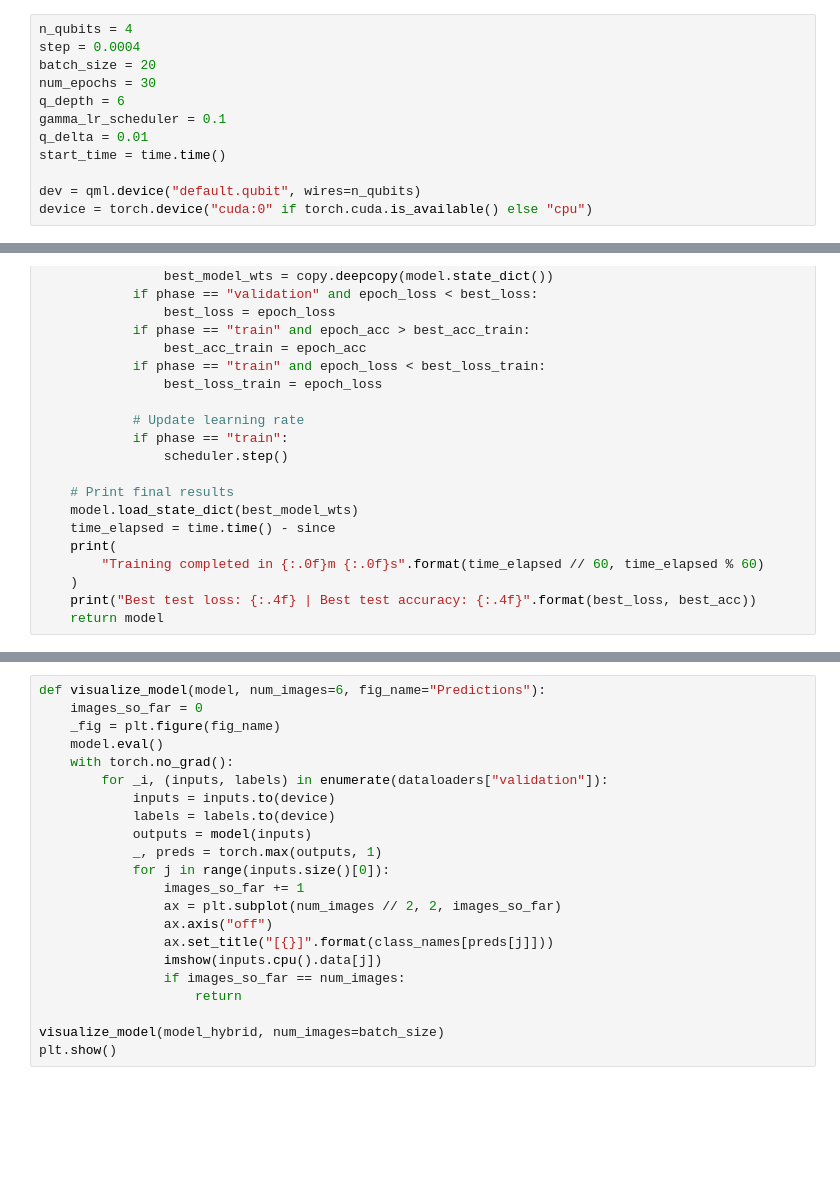
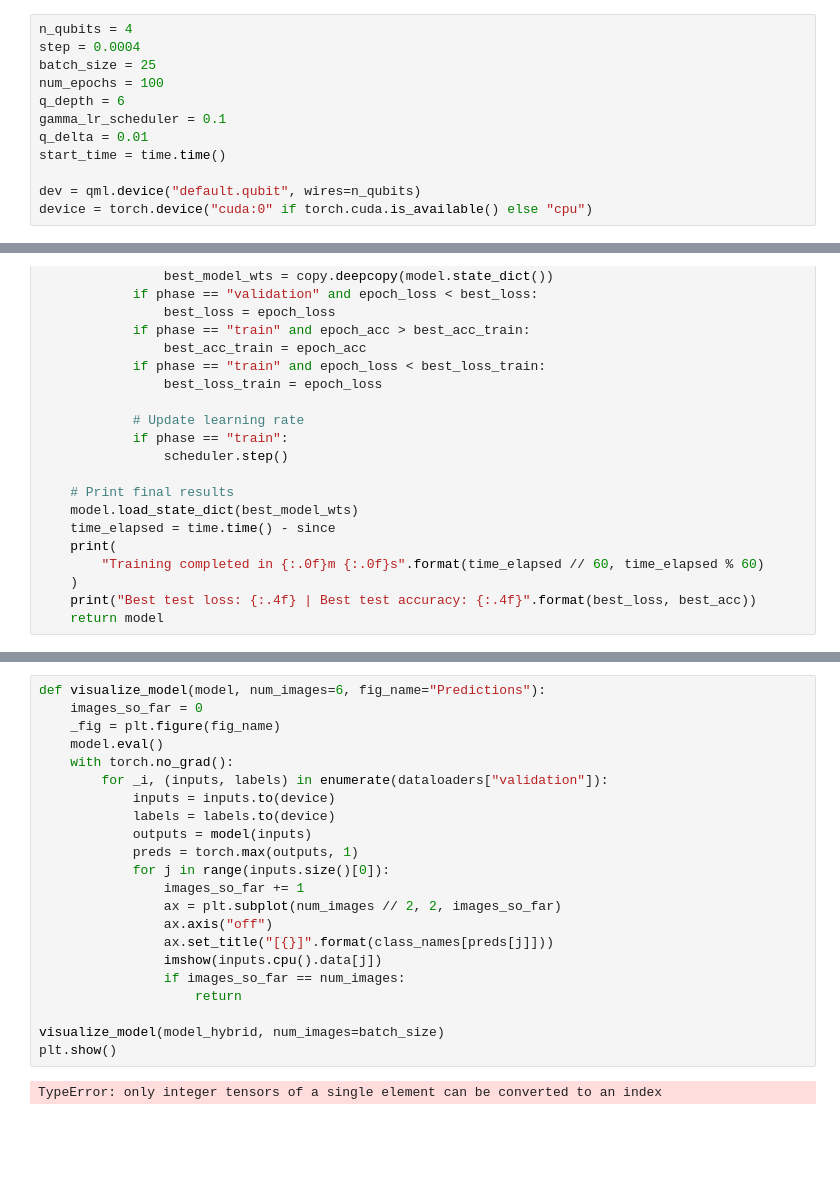
Before and after one commit to j76dvyt4q5-cyber/qiskit_projects, a Jupyter notebook: QML/04_transfer.ipynb, the cells around one changed output, grey strips where cells are left out. Cells and saved outputs as stored; diff of their text form; blank space fills up the shorter version.

```diff
--- a/QML/04_transfer.ipynb
+++ b/QML/04_transfer.ipynb
@@ -28,8 +28,8 @@ os.environ["OMP_NUM_THREADS"] = "1"
 # %%
 n_qubits = 4
 step = 0.0004
-batch_size = 20
-num_epochs = 30
+batch_size = 25
+num_epochs = 100
 q_depth = 6
 gamma_lr_scheduler = 0.1
 q_delta = 0.01
@@ -271,22 +291,25 @@ model_hybrid = train_model(
 # %%
 def visualize_model(model, num_images=6, fig_name="Predictions"):
     images_so_far = 0
     _fig = plt.figure(fig_name)
     model.eval()
     with torch.no_grad():
         for _i, (inputs, labels) in enumerate(dataloaders["validation"]):
             inputs = inputs.to(device)
             labels = labels.to(device)
             outputs = model(inputs)
-            _, preds = torch.max(outputs, 1)
+            preds = torch.max(outputs, 1)
             for j in range(inputs.size()[0]):
                 images_so_far += 1
                 ax = plt.subplot(num_images // 2, 2, images_so_far)
                 ax.axis("off")
                 ax.set_title("[{}]".format(class_names[preds[j]]))
                 imshow(inputs.cpu().data[j])
                 if images_so_far == num_images:
                     return
 
 visualize_model(model_hybrid, num_images=batch_size)
 plt.show()
+# %% [output]
+TypeError: only integer tensors of a single element can be converted to an index
+[figure, added]
```
Also changed, not shown: parts of 2 cells of this notebook, 1 other file.
